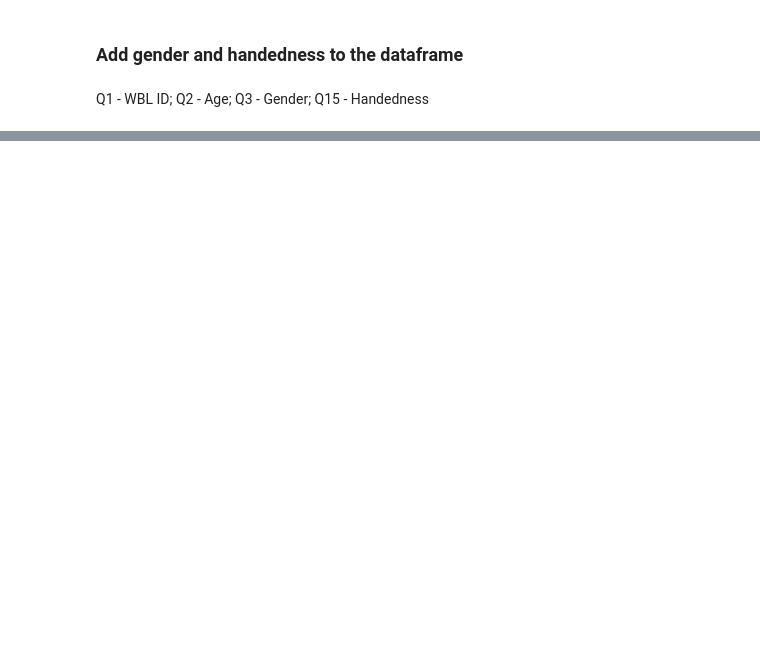
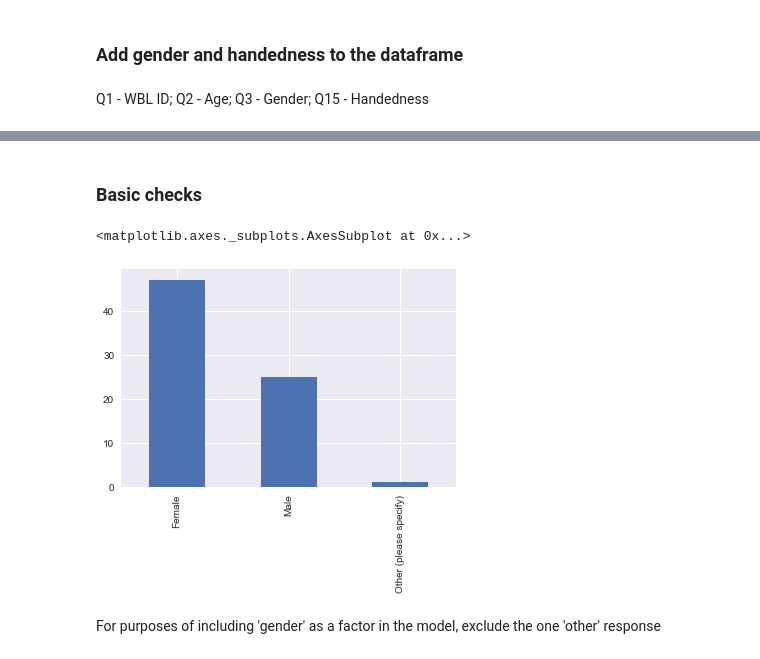
Before and after one commit to jeffmacinnes/cursorTracking, a Jupyter notebook: analysis/eyeBias/eyeBias_analysis.ipynb, the cells around one changed output, grey strips where cells are left out. Cells and saved outputs as stored; diff of their text form; code cells hidden in the pictures; blank space fills up the shorter version.

Commit message:
cont'd eyeBias by stim Category analysis

```diff
--- a/analysis/eyeBias/eyeBias_analysis.ipynb
+++ b/analysis/eyeBias/eyeBias_analysis.ipynb
@@ -351,0 +280,2 @@ Ttest_1sampResult(statistic=3.5007809337445597, pvalue=0.00080044588565999152)
+# %%
+df = pd.read_table('eyeBias_subjAvgByCategory.tsv', sep='\t')
@@ -351,0 +296,11 @@ Ttest_1sampResult(statistic=3.5007809337445597, pvalue=0.00080044588565999152)
+# %% [markdown]
+### Basic checks
+# %%
+subjGenders = df.groupby('subjID').apply(lambda x: x['gender'].iloc[0])
+# %%
+subjGenders.value_counts().plot(kind='bar')
+# %% [output]
+<matplotlib.axes._subplots.AxesSubplot at 0x...>
+[figure, added]
+# %% [markdown]
+For purposes of including 'gender' as a factor in the model, exclude the one 'other' response
```
Also changed, not shown: parts of 38 cells of this notebook.
